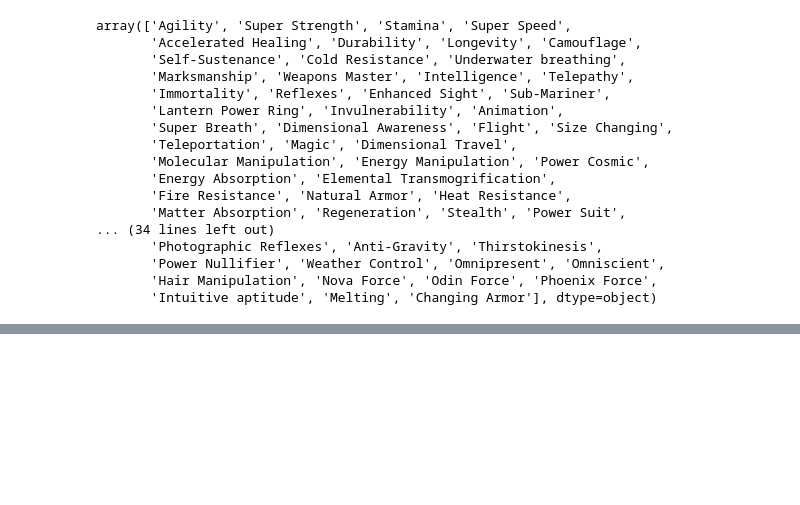
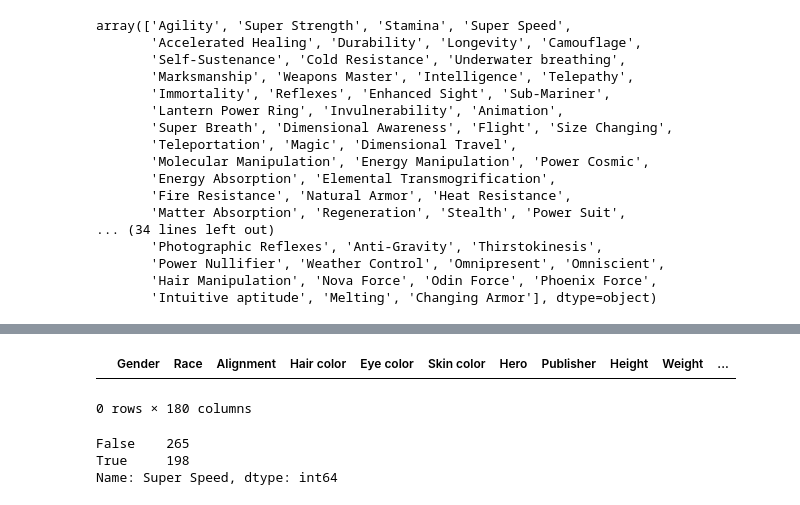
Before and after one commit to SuhasiniTatipalli/Advanced-Transformations, a Jupyter notebook: Advanced Transformations.ipynb, the cells around one changed output, grey strips where cells are left out. Drawn from its saved outputs; the diff is of its cells as text; code cells hidden in the pictures; blank space fills up the shorter version.

```diff
--- a/Advanced Transformations.ipynb
+++ b/Advanced Transformations.ipynb
@@ -241,0 +316,11 @@ SP.head()
+# %%
+merged_df.loc[SuperSpeed_N]
+# %% [output]
+|  | Gender | Race | Alignment | Hair color | Eye color | Skin color | Hero | Publisher | Height | Weight | ... |
+0 rows × 180 columns
+# %%
+merged_df['Super Speed'].value_counts()
+# %% [output]
+False    265
+True     198
+Name: Super Speed, dtype: int64
```
Also changed, not shown: parts of 10 cells of this notebook.
